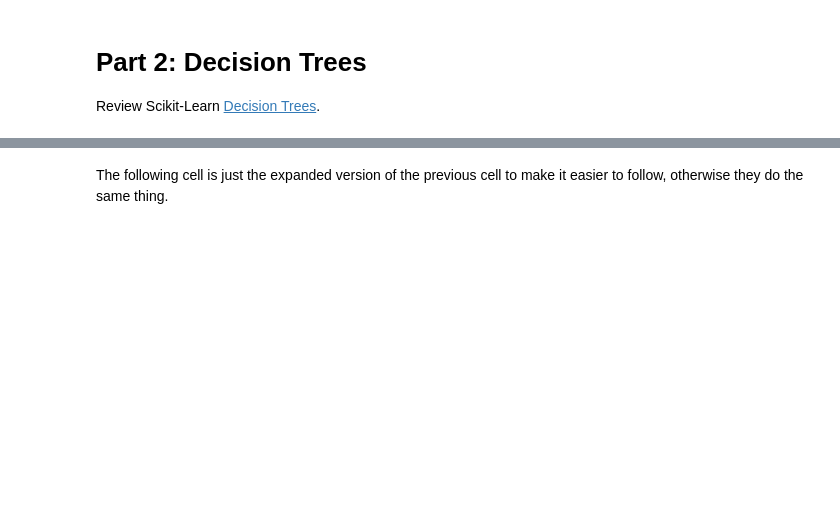
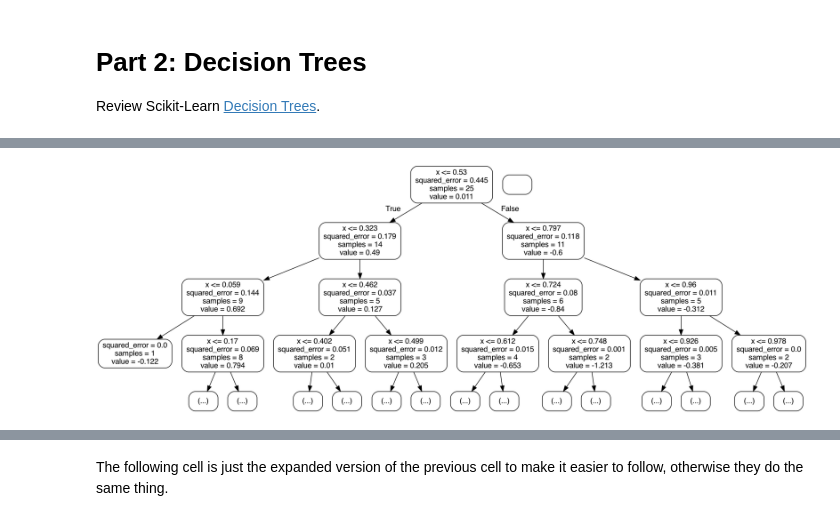
Before and after one commit to ParamvirSran/Machine-Learning, a Jupyter notebook: Labs/Lab_W10/Lab_W10_Incomplete.ipynb, the cells around one changed output, grey strips where cells are left out. Cells and saved outputs as stored; diff of their text form; code cells hidden in the pictures; blank space fills up the shorter version.

```diff
--- a/Labs/Lab_W10/Lab_W10_Incomplete.ipynb
+++ b/Labs/Lab_W10/Lab_W10_Incomplete.ipynb
@@ -228,12 +255,16 @@ for d,a in zip(depths, ax):
 # %%
 # Create DOT data
-dot_data = export_graphviz(reg, out_file=None, rounded = True, max_depth=3, feature_names=['x'])
+dot_data = export_graphviz(
+    reg, out_file=None, rounded=True, max_depth=3, feature_names=["x"]
+)
 
 # Draw graph
 graph = pydotplus.graph_from_dot_data(dot_data)
 
 # Show graph
 Image(graph.create_png())
+# %% [output]
+[figure, added]
 # %%
 # Let's compare variance of predictions between a tree and a bagged estimator
 
```
Also changed, not shown: parts of 39 cells of this notebook.
